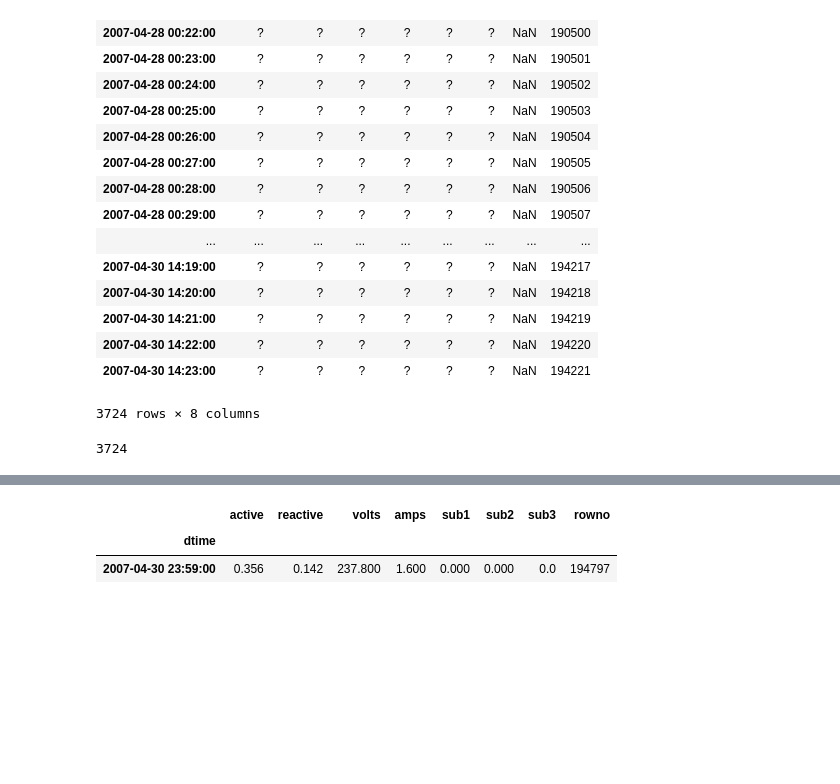
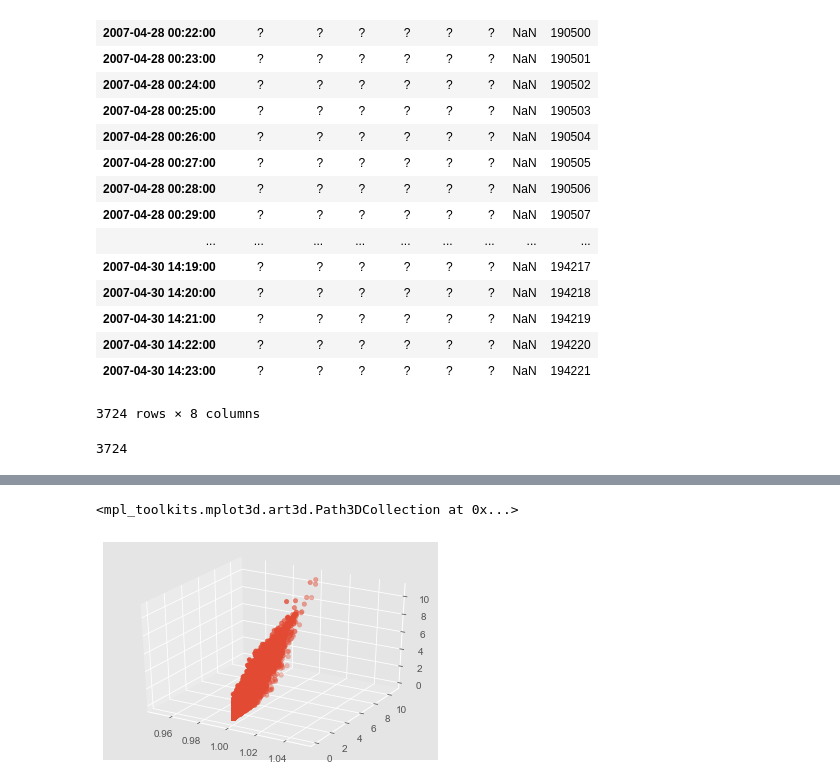
Before and after one commit to dsjstc/EnergyPrj, a Jupyter notebook: EnergyData.ipynb, the cells around one changed output, grey strips where cells are left out. Saved outputs shown, nothing was run; the diff lists cells and outputs as text; code cells hidden in the pictures; blank space fills up the shorter version.

```diff
--- a/EnergyData.ipynb
+++ b/EnergyData.ipynb
@@ -158,11 +119,51 @@ timejumps
 # %%
 # Jumps are regularly spaced for the most part
 # Let's just look at one
-df[df['rowno'] == list(timejumps)[23]]
+#df[df['rowno'] == list(timejumps)[23]]
-# %% [output]
-|  | active | reactive | volts | amps | sub1 | sub2 | sub3 | rowno |
-| dtime |  |  |  |  |  |  |  |  |
-| 2007-04-30 23:59:00 | 0.356 | 0.142 | 237.800 | 1.600 | 0.000 | 0.000 | 0.0 | 194797 |
 # %%
 # It's the last sample of the day
 # The parser must be wrong!
+# %%
+# Look through Lag Plot for each column for patterns
+
+import numpy
+from pandas.plotting import lag_plot
+
+# Remove rows with '?'
+df1 = df.replace({'?': numpy.nan}).dropna().astype(float)
+
+# Set plot style
+plt.style.use('ggplot')
+
+# Lag plot for each column
+for i in range(0, len(df.columns)-1):
+
+    x = df1.iloc[:,i] # set column
+    title = df.columns[i] + " lag 1 plot" # set title
+
+    #fig = plt.figure()
+    #fig.suptitle(title)
+    #ax = plt.axes()
+    #lag_plot(x)
+
+    #fig = plt.figure()
+    #fig.suptitle(title)
+    #ax = plt.axes()
+    #ax.plot(x[0:df1.shape[0]-1], x[1:df1.shape[0]], 'bo', markersize=1)
+# %%
+# Lag Lag Plots
+from mpl_toolkits.mplot3d import Axes3D
+
+x = df1.iloc[:,0]
+
+a = pd.DataFrame({'A' : numpy.array([1] * df1.shape[0],dtype='int32'),
+                 'B' : x,
+                 'C' : x.shift(1)})
+
+fig = plt.figure()
+ax = fig.add_subplot(111, projection='3d')
+ax.scatter(a['A'], a['B'], a['C'])
+#fig.suptitle(title)
+# %% [output]
+<mpl_toolkits.mplot3d.art3d.Path3DCollection at 0x...>
+[figure, added]
```
Also changed, not shown: parts of 5 cells of this notebook.
